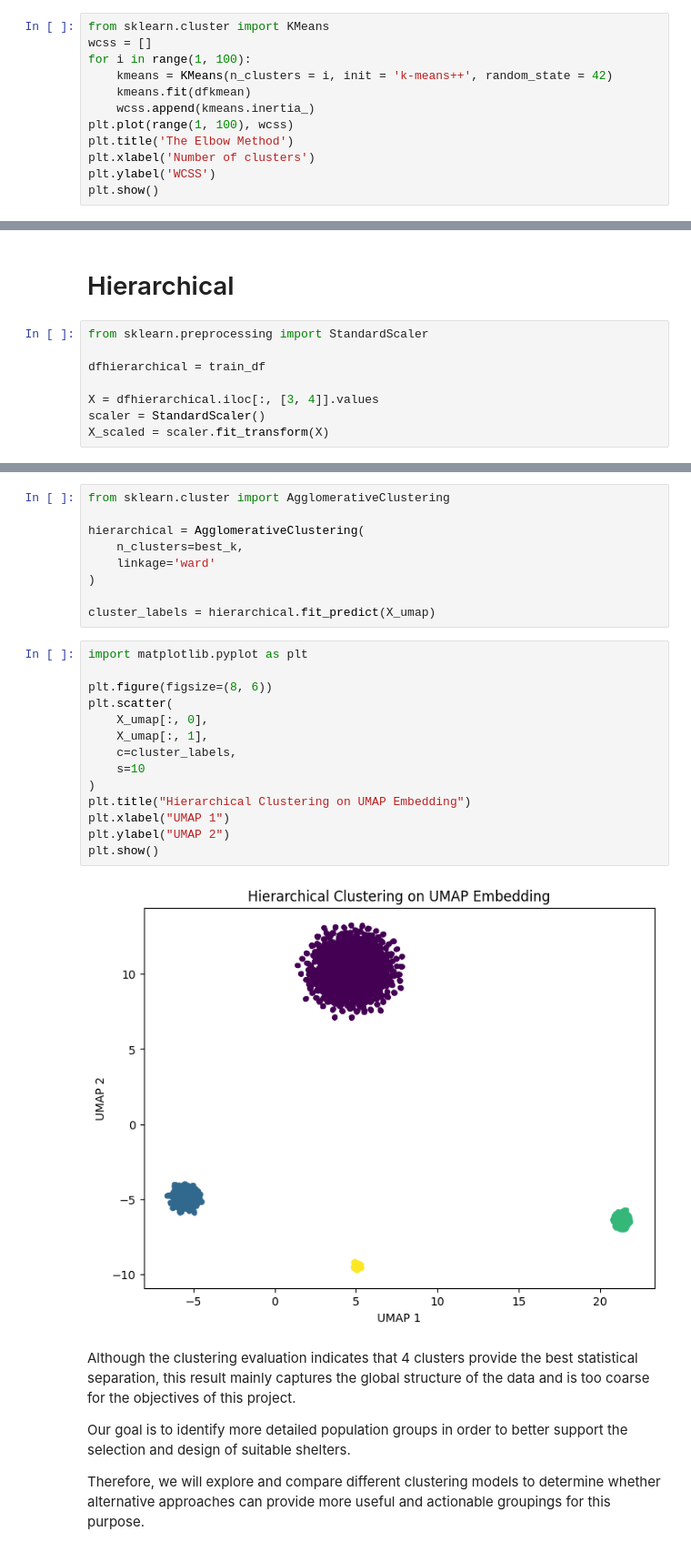
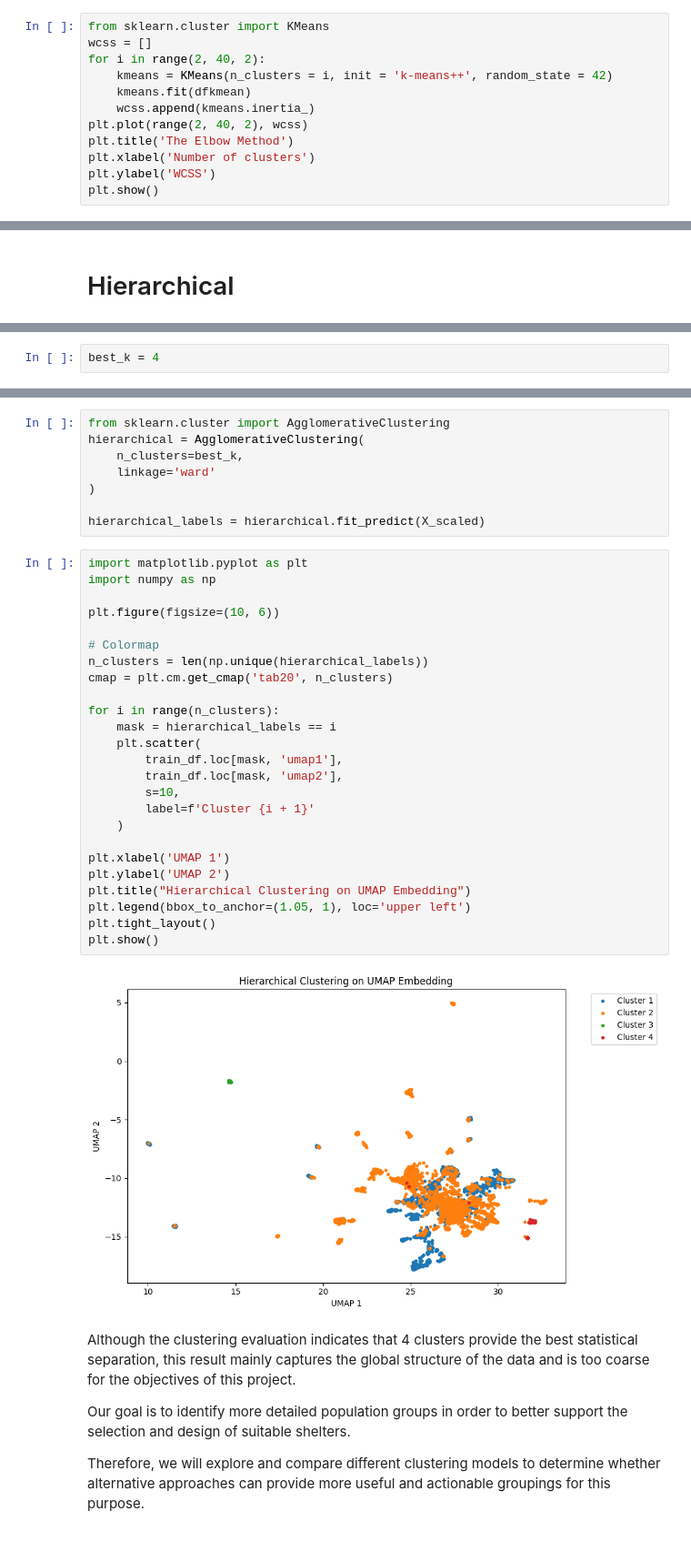
Before and after one commit to Etxarri/ShelterAI, a Jupyter notebook: backend/ai-service/documentation/clustering_models.ipynb, the cells around one changed output, grey strips where cells are left out. Shown at 91% size. Drawn from its saved outputs; the diff is of its cells as text.

```diff
--- a/backend/ai-service/documentation/clustering_models.ipynb
+++ b/backend/ai-service/documentation/clustering_models.ipynb
@@ -269,11 +323,11 @@ X_scaled = scaler.fit_transform(dfkmean)
 # %%
 from sklearn.cluster import KMeans
 wcss = []
-for i in range(1, 100):
+for i in range(2, 40, 2):
     kmeans = KMeans(n_clusters = i, init = 'k-means++', random_state = 42)
     kmeans.fit(dfkmean)
     wcss.append(kmeans.inertia_)
-plt.plot(range(1, 100), wcss)
+plt.plot(range(2, 40, 2), wcss)
 plt.title('The Elbow Method')
 plt.xlabel('Number of clusters')
 plt.ylabel('WCSS')
@@ -381,11 +376,3 @@ plt.show()
 KMeans is not suitable for this project because it assumes clusters are spherical and of similar size, and it relies on minimizing variance around cluster centers. Our data likely has irregularly shaped clusters with varying densities, which KMeans cannot capture accurately. Methods like HDBSCAN are better for detecting non-uniform, dense regions, giving a more realistic clustering.
 # %% [markdown]
 # Hierarchical
-# %%
-from sklearn.preprocessing import StandardScaler
-
-dfhierarchical = train_df
-
-X = dfhierarchical.iloc[:, [3, 4]].values
-scaler = StandardScaler()
-X_scaled = scaler.fit_transform(X)
@@ -434 +401,3 @@ Best number of clusters: 4
+# %%
+best_k = 4
 # %% [markdown]
@@ -436,28 +405,38 @@ This method uses silhouette analysis to determine the optimal number of clusters
 # %%
 from sklearn.cluster import AgglomerativeClustering
-
 hierarchical = AgglomerativeClustering(
     n_clusters=best_k,
     linkage='ward'
 )
 
-cluster_labels = hierarchical.fit_predict(X_umap)
+hierarchical_labels = hierarchical.fit_predict(X_scaled)
 # %%
 import matplotlib.pyplot as plt
+import numpy as np
 
-plt.figure(figsize=(8, 6))
-plt.scatter(
-    X_umap[:, 0],
-    X_umap[:, 1],
-    c=cluster_labels,
-    s=10
-)
+plt.figure(figsize=(10, 6))
+
+# Colormap
+n_clusters = len(np.unique(hierarchical_labels))
+cmap = plt.cm.get_cmap('tab20', n_clusters)
+
+for i in range(n_clusters):
+    mask = hierarchical_labels == i
+    plt.scatter(
+        train_df.loc[mask, 'umap1'],
+        train_df.loc[mask, 'umap2'],
+        s=10,
+        label=f'Cluster {i + 1}'
+    )
+
+plt.xlabel('UMAP 1')
+plt.ylabel('UMAP 2')
 plt.title("Hierarchical Clustering on UMAP Embedding")
-plt.xlabel("UMAP 1")
-plt.ylabel("UMAP 2")
+plt.legend(bbox_to_anchor=(1.05, 1), loc='upper left')
+plt.tight_layout()
 plt.show()
 # %% [output]
-[figure, old version]
+[figure, new version]
 # %% [markdown]
 Although the clustering evaluation indicates that 4 clusters provide the best statistical separation, this result mainly captures the global structure of the data and is too coarse for the objectives of this project.
 
```
Also changed, not shown: parts of 36 cells of this notebook.
